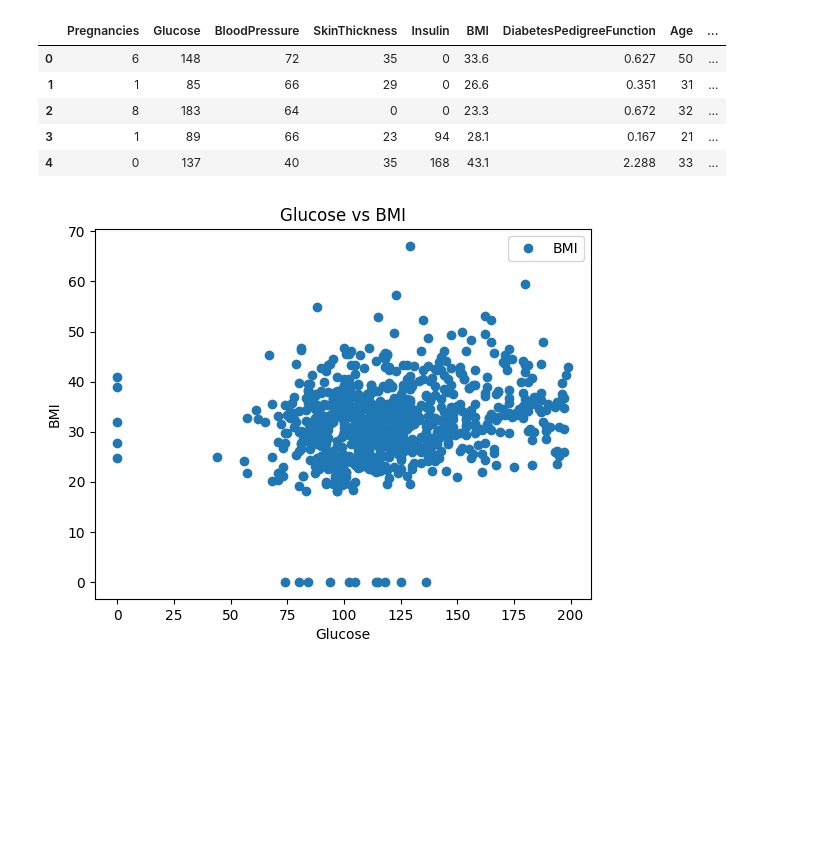
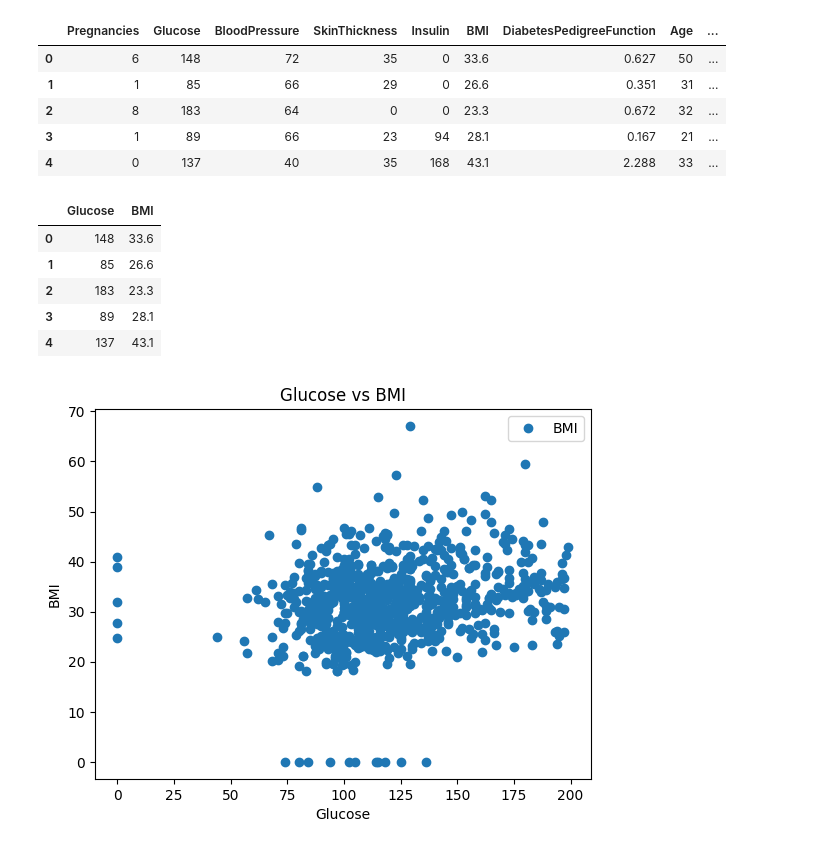
Before and after one commit to sarwarjr70/Regression-Model, a Jupyter notebook: Diabetes_Linear_Regression.ipynb, the cells around one changed output. Cells and saved outputs as stored; diff of their text form; code cells hidden in the pictures; blank space fills up the shorter version.

```diff
--- a/Diabetes_Linear_Regression.ipynb
+++ b/Diabetes_Linear_Regression.ipynb
@@ -15,4 +15,14 @@ dataset.head()
 | 2 | 8 | 183 | 64 | 0 | 0 | 23.3 | 0.672 | 32 | ... |
 | 3 | 1 | 89 | 66 | 23 | 94 | 28.1 | 0.167 | 21 | ... |
 | 4 | 0 | 137 | 40 | 35 | 168 | 43.1 | 2.288 | 33 | ... |
+# %%
+df.drop(columns=['Pregnancies','BloodPressure','SkinThickness','Insulin','DiabetesPedigreeFunction','Age','Outcome'],inplace= True)
+df.head()
+# %% [output]
+|  | Glucose | BMI |
+| 0 | 148 | 33.6 |
+| 1 | 85 | 26.6 |
+| 2 | 183 | 23.3 |
+| 3 | 89 | 28.1 |
+| 4 | 137 | 43.1 |
 # %%
```
Also changed, not shown: parts of 8 cells of this notebook.
